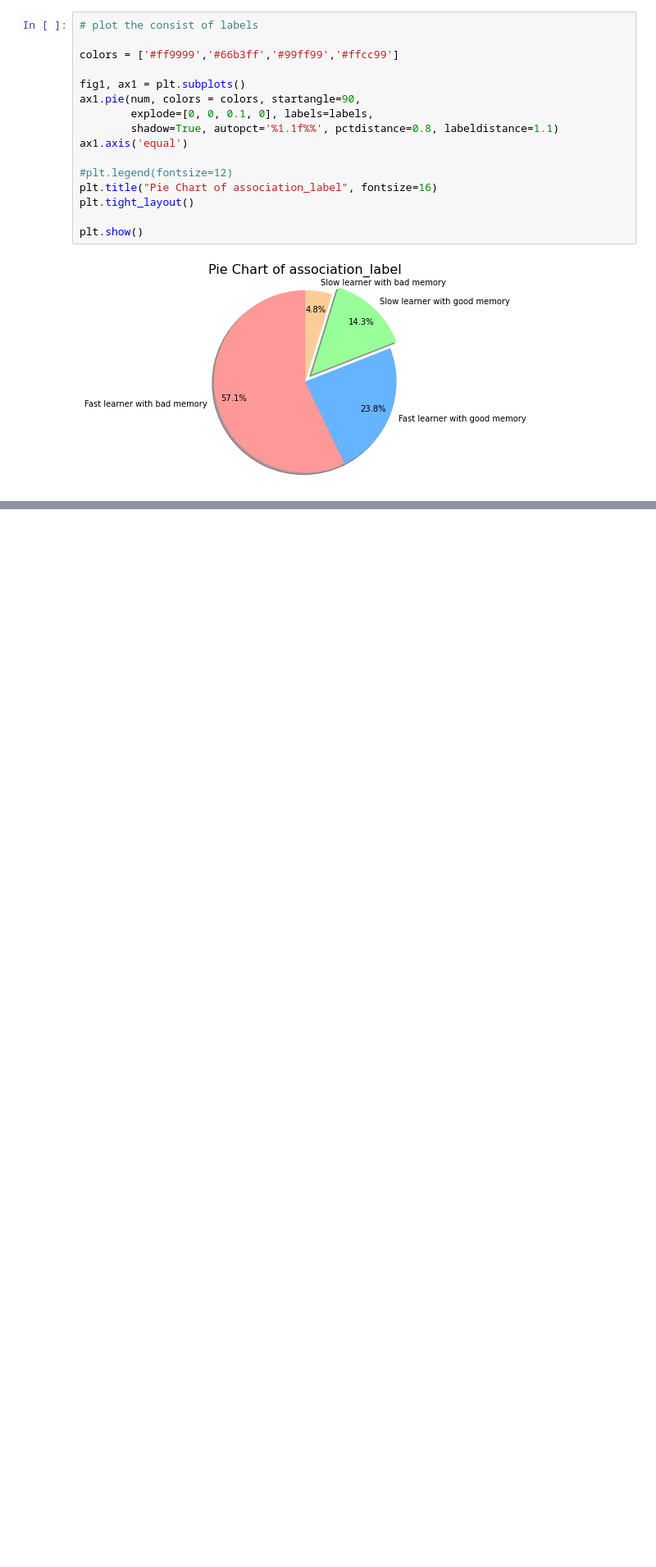
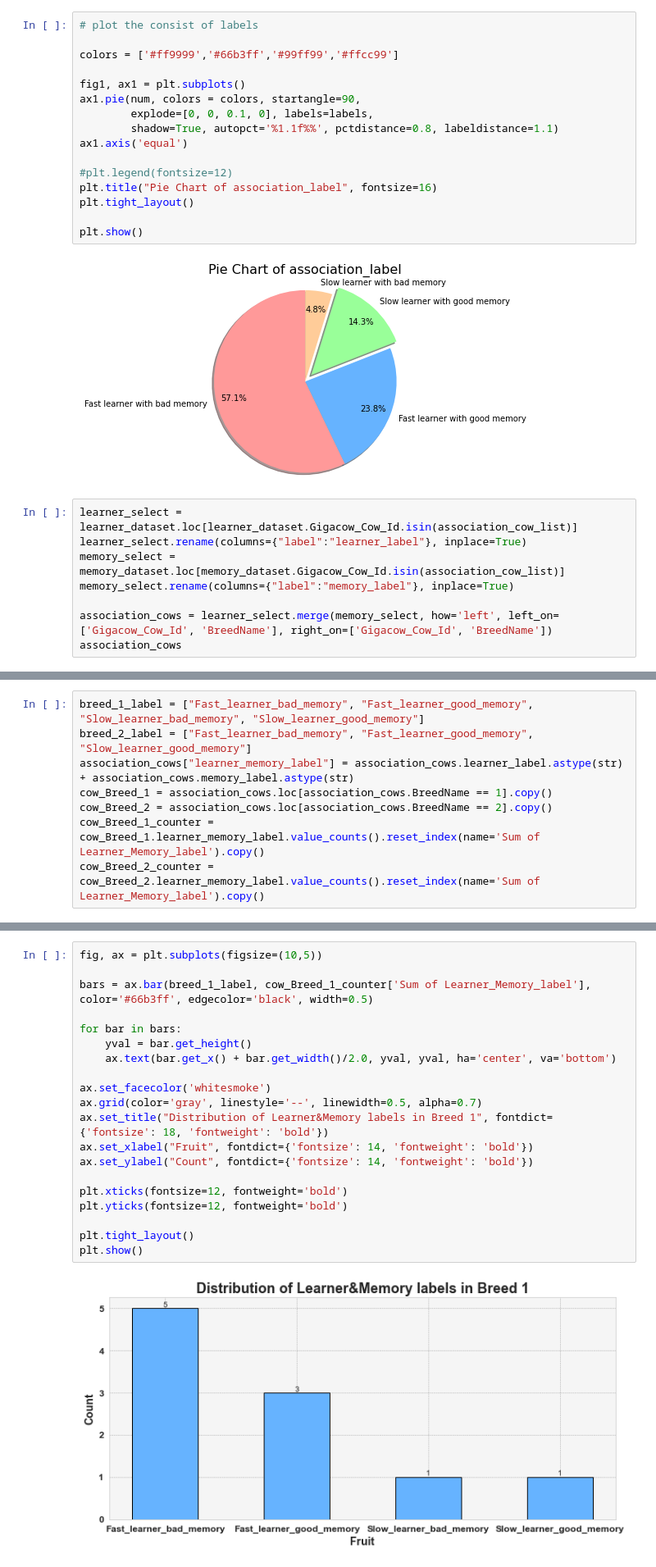
Before and after one commit to pgullstrand/Gigacow-tools, a Jupyter notebook: GP_Model/association_analysis.ipynb, the cells around one changed output, grey strips where cells are left out. Shown at 82% size. Cells and saved outputs as stored; diff of their text form; blank space fills up the shorter version.

Commit message:
Further analysis on BreedName

```diff
--- a/GP_Model/association_analysis.ipynb
+++ b/GP_Model/association_analysis.ipynb
@@ -68,3 +68,11 @@ plt.tight_layout()
 plt.show()
 # %% [output]
 [figure]
+# %%
+learner_select = learner_dataset.loc[learner_dataset.Gigacow_Cow_Id.isin(association_cow_list)]
+learner_select.rename(columns={"label":"learner_label"}, inplace=True)
+memory_select = memory_dataset.loc[memory_dataset.Gigacow_Cow_Id.isin(association_cow_list)]
+memory_select.rename(columns={"label":"memory_label"}, inplace=True)
+
+association_cows = learner_select.merge(memory_select, how='left', left_on=['Gigacow_Cow_Id', 'BreedName'], right_on=['Gigacow_Cow_Id', 'BreedName'])
+association_cows
@@ -70,0 +105,8 @@ plt.show()
+# %%
+breed_1_label = ["Fast_learner_bad_memory", "Fast_learner_good_memory", "Slow_learner_bad_memory", "Slow_learner_good_memory"]
+breed_2_label = ["Fast_learner_bad_memory", "Fast_learner_good_memory", "Slow_learner_good_memory"]
+association_cows["learner_memory_label"] = association_cows.learner_label.astype(str) + association_cows.memory_label.astype(str)
+cow_Breed_1 = association_cows.loc[association_cows.BreedName == 1].copy()
+cow_Breed_2 = association_cows.loc[association_cows.BreedName == 2].copy()
+cow_Breed_1_counter = cow_Breed_1.learner_memory_label.value_counts().reset_index(name='Sum of Learner_Memory_label').copy()
+cow_Breed_2_counter = cow_Breed_2.learner_memory_label.value_counts().reset_index(name='Sum of Learner_Memory_label').copy()
@@ -70,0 +120,22 @@ plt.show()
+# %%
+fig, ax = plt.subplots(figsize=(10,5))
+
+bars = ax.bar(breed_1_label, cow_Breed_1_counter['Sum of Learner_Memory_label'], color='#66b3ff', edgecolor='black', width=0.5)
+
+for bar in bars:
+    yval = bar.get_height()
+    ax.text(bar.get_x() + bar.get_width()/2.0, yval, yval, ha='center', va='bottom')
+
+ax.set_facecolor('whitesmoke')
+ax.grid(color='gray', linestyle='--', linewidth=0.5, alpha=0.7)
+ax.set_title("Distribution of Learner&Memory labels in Breed 1", fontdict={'fontsize': 18, 'fontweight': 'bold'})
+ax.set_xlabel("Fruit", fontdict={'fontsize': 14, 'fontweight': 'bold'})
+ax.set_ylabel("Count", fontdict={'fontsize': 14, 'fontweight': 'bold'})
+
+plt.xticks(fontsize=12, fontweight='bold')
+plt.yticks(fontsize=12, fontweight='bold')
+
+plt.tight_layout()
+plt.show()
+# %% [output]
+[figure, added]
```
Also changed, not shown: parts of 3 cells of this notebook.
